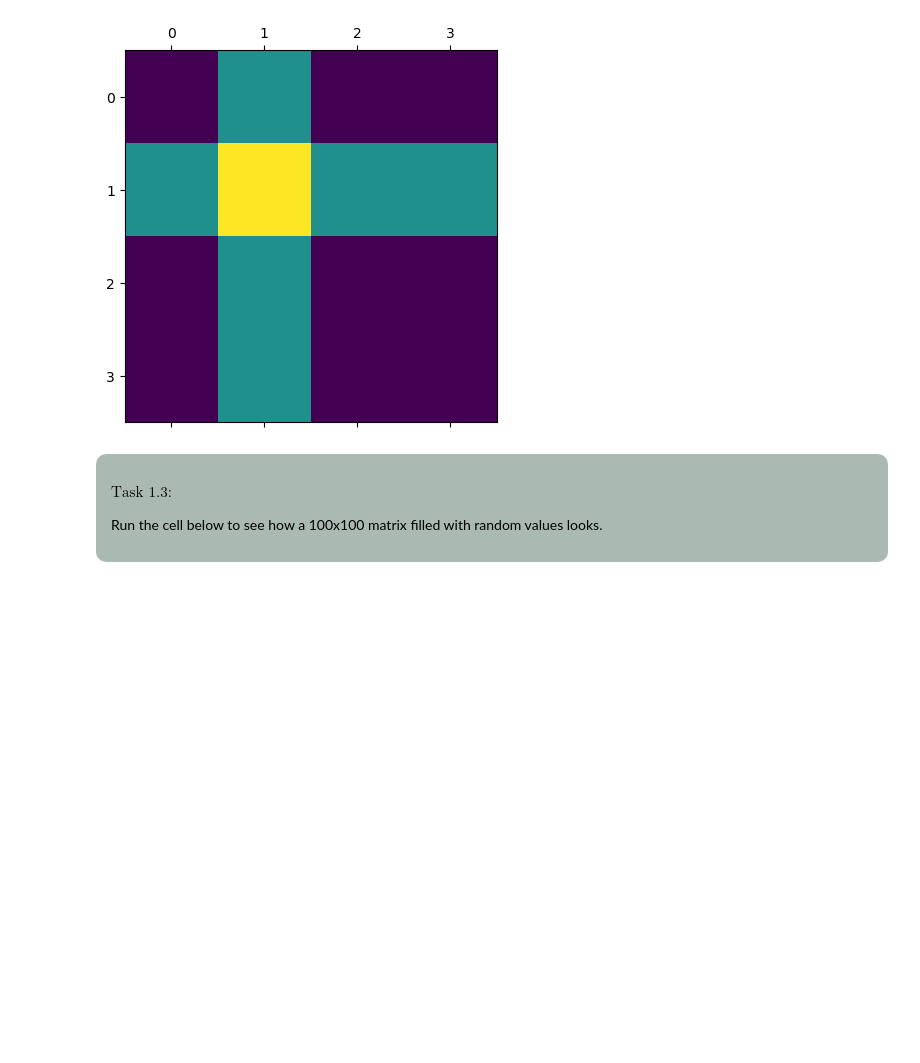
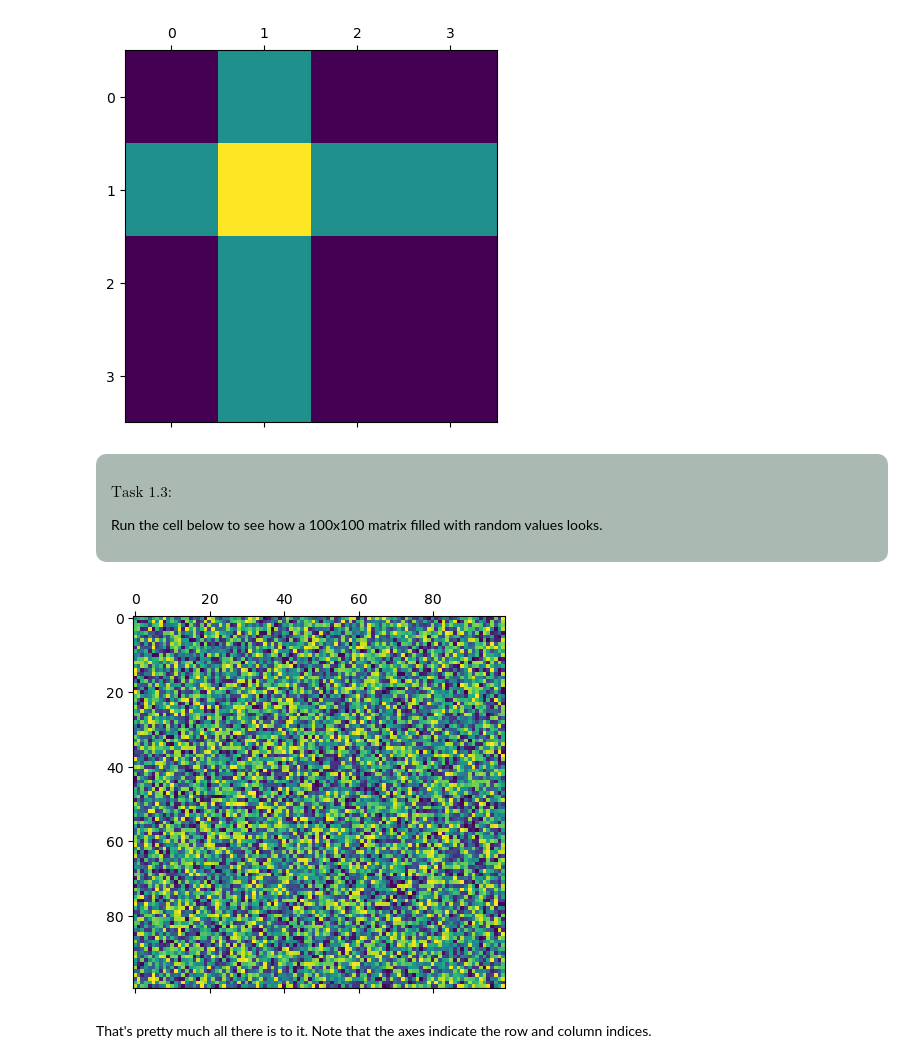
Before and after one commit to MUDE-2025/PA1.2, a Jupyter notebook: PA_1_2_Boxes_and_Bugs.ipynb, the cells around one changed output. Drawn from its saved outputs; the diff is of its cells as text; code cells hidden in the pictures; blank space fills up the shorter version.

```diff
--- a/PA_1_2_Boxes_and_Bugs.ipynb
+++ b/PA_1_2_Boxes_and_Bugs.ipynb
@@ -75,3 +75,11 @@ $\text{Task 1.3:}$
 Run the cell below to see how a 100x100 matrix filled with random values looks.
 </p>
 </div>
+# %%
+A = np.random.rand(100, 100)
+plt.matshow(A)
+plt.show()
+# %% [output]
+[figure, added]
+# %% [markdown]
+That's pretty much all there is to it. Note that the axes indicate the row and column indices.
```
Also changed, not shown: parts of 1 cell of this notebook.
